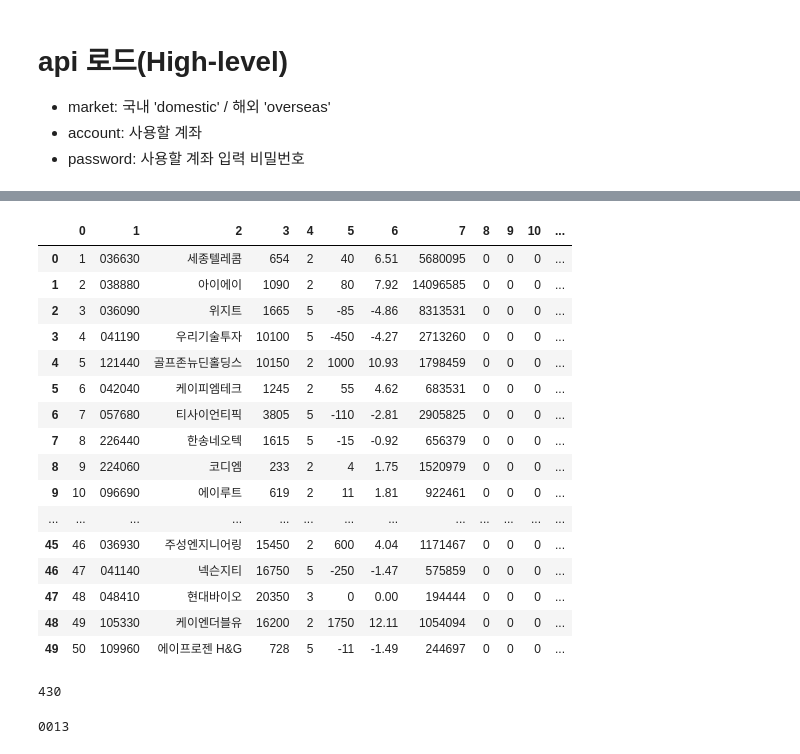
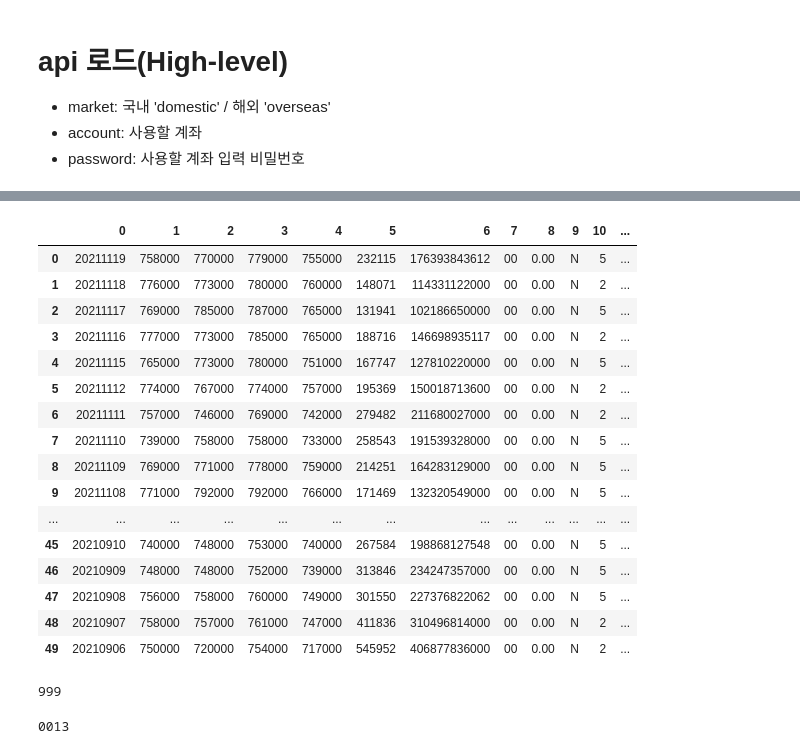
Before and after one commit to softyoungha/pyefriend, a Jupyter notebook: pyefriend_example.ipynb, the cells around one changed output, grey strips where cells are left out. Drawn from its saved outputs; the diff is of its cells as text; code cells hidden in the pictures.

```diff
--- a/pyefriend_example.ipynb
+++ b/pyefriend_example.ipynb
@@ -30,40 +32,44 @@ import pandas as pd
 product_code = '051910'
 # %%
 (
-    api.set_data(0, '02')  # 0: 시장분류코드 / J: 주식, ETF, ETN
-        .set_data(1, '2001')  # 1: 종목코드
-        .request_data('PST045600C0')
+    api.set_data(0, 'J')  # 0: 시장분류코드 / J: 주식, ETF, ETN
+        .set_data(1, product_code)  # 1: 종목코드
+        .set_data(0, 'J', 1)
+        .set_data(1, product_code, 1)
+#         .set_data(2, '20211101', 1)
+        .set_data(3, '20211103', 1)
+        .request_data('KST03010100')
 )
 # columns = [
 #             dict(index=4, key='product_name', not_null=True),
 #             dict(index=25, key='current', dtype=str,not_null=True),
 #         ]
 columns = [dict(index=i, key=f'{i}') for i in range(16)]
 
-data = api.get_data(multiple=True, columns=columns)
+data = api.get_data(multiple=True, columns=columns, block_index=1)
 df = pd.DataFrame(data[:50])
 # df['hi'] = df['15'] / df['7']
 display(df)
 len(data)
 # %% [output]
 |  | 0 | 1 | 2 | 3 | 4 | 5 | 6 | 7 | 8 | 9 | 10 | ... |
-| 0 | 1 | 036630 | 세종텔레콤 | 654 | 2 | 40 | 6.51 | 5680095 | 0 | 0 | 0 | ... |
-| 1 | 2 | 038880 | 아이에이 | 1090 | 2 | 80 | 7.92 | 14096585 | 0 | 0 | 0 | ... |
-| 2 | 3 | 036090 | 위지트 | 1665 | 5 | -85 | -4.86 | 8313531 | 0 | 0 | 0 | ... |
-| 3 | 4 | 041190 | 우리기술투자 | 10100 | 5 | -450 | -4.27 | 2713260 | 0 | 0 | 0 | ... |
-| 4 | 5 | 121440 | 골프존뉴딘홀딩스 | 10150 | 2 | 1000 | 10.93 | 1798459 | 0 | 0 | 0 | ... |
-| 5 | 6 | 042040 | 케이피엠테크 | 1245 | 2 | 55 | 4.62 | 683531 | 0 | 0 | 0 | ... |
-| 6 | 7 | 057680 | 티사이언티픽 | 3805 | 5 | -110 | -2.81 | 2905825 | 0 | 0 | 0 | ... |
-| 7 | 8 | 226440 | 한송네오텍 | 1615 | 5 | -15 | -0.92 | 656379 | 0 | 0 | 0 | ... |
-| 8 | 9 | 224060 | 코디엠 | 233 | 2 | 4 | 1.75 | 1520979 | 0 | 0 | 0 | ... |
-| 9 | 10 | 096690 | 에이루트 | 619 | 2 | 11 | 1.81 | 922461 | 0 | 0 | 0 | ... |
+| 0 | 20211119 | 758000 | 770000 | 779000 | 755000 | 232115 | 176393843612 | 00 | 0.00 | N | 5 | ... |
+| 1 | 20211118 | 776000 | 773000 | 780000 | 760000 | 148071 | 114331122000 | 00 | 0.00 | N | 2 | ... |
+| 2 | 20211117 | 769000 | 785000 | 787000 | 765000 | 131941 | 102186650000 | 00 | 0.00 | N | 5 | ... |
+| 3 | 20211116 | 777000 | 773000 | 785000 | 765000 | 188716 | 146698935117 | 00 | 0.00 | N | 2 | ... |
+| 4 | 20211115 | 765000 | 773000 | 780000 | 751000 | 167747 | 127810220000 | 00 | 0.00 | N | 5 | ... |
+| 5 | 20211112 | 774000 | 767000 | 774000 | 757000 | 195369 | 150018713600 | 00 | 0.00 | N | 2 | ... |
+| 6 | 20211111 | 757000 | 746000 | 769000 | 742000 | 279482 | 211680027000 | 00 | 0.00 | N | 2 | ... |
+| 7 | 20211110 | 739000 | 758000 | 758000 | 733000 | 258543 | 191539328000 | 00 | 0.00 | N | 5 | ... |
+| 8 | 20211109 | 769000 | 771000 | 778000 | 759000 | 214251 | 164283129000 | 00 | 0.00 | N | 5 | ... |
+| 9 | 20211108 | 771000 | 792000 | 792000 | 766000 | 171469 | 132320549000 | 00 | 0.00 | N | 5 | ... |
 | ... | ... | ... | ... | ... | ... | ... | ... | ... | ... | ... | ... | ... |
-| 45 | 46 | 036930 | 주성엔지니어링 | 15450 | 2 | 600 | 4.04 | 1171467 | 0 | 0 | 0 | ... |
-| 46 | 47 | 041140 | 넥슨지티 | 16750 | 5 | -250 | -1.47 | 575859 | 0 | 0 | 0 | ... |
-| 47 | 48 | 048410 | 현대바이오 | 20350 | 3 | 0 | 0.00 | 194444 | 0 | 0 | 0 | ... |
-| 48 | 49 | 105330 | 케이엔더블유 | 16200 | 2 | 1750 | 12.11 | 1054094 | 0 | 0 | 0 | ... |
-| 49 | 50 | 109960 | 에이프로젠 H&G | 728 | 5 | -11 | -1.49 | 244697 | 0 | 0 | 0 | ... |
+| 45 | 20210910 | 740000 | 748000 | 753000 | 740000 | 267584 | 198868127548 | 00 | 0.00 | N | 5 | ... |
+| 46 | 20210909 | 748000 | 748000 | 752000 | 739000 | 313846 | 234247357000 | 00 | 0.00 | N | 5 | ... |
+| 47 | 20210908 | 756000 | 758000 | 760000 | 749000 | 301550 | 227376822062 | 00 | 0.00 | N | 5 | ... |
+| 48 | 20210907 | 758000 | 757000 | 761000 | 747000 | 411836 | 310496814000 | 00 | 0.00 | N | 2 | ... |
+| 49 | 20210906 | 750000 | 720000 | 754000 | 717000 | 545952 | 406877836000 | 00 | 0.00 | N | 2 | ... |
-430
+999
 # %%
 sector_code = '0013'
 print(sector_code)
```
Also changed, not shown: parts of 2 cells of this notebook, 3 other files.
